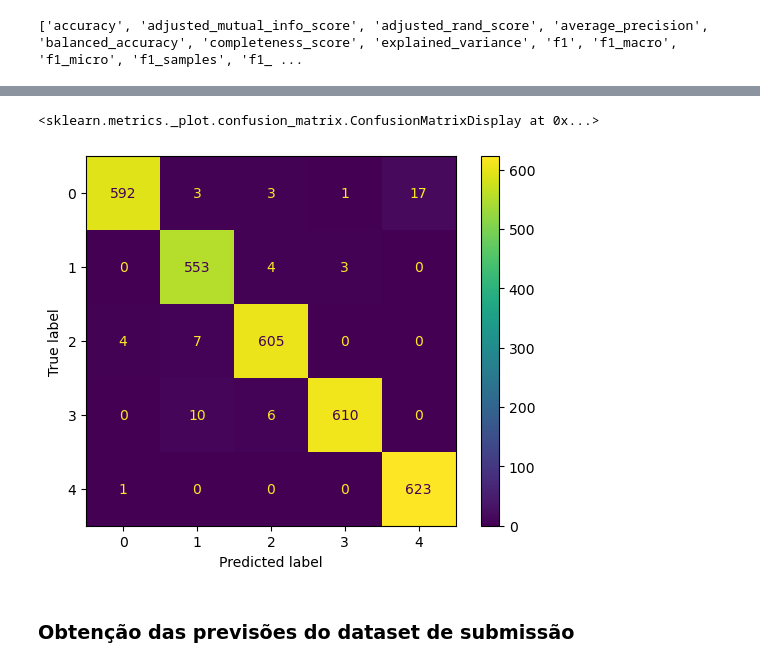
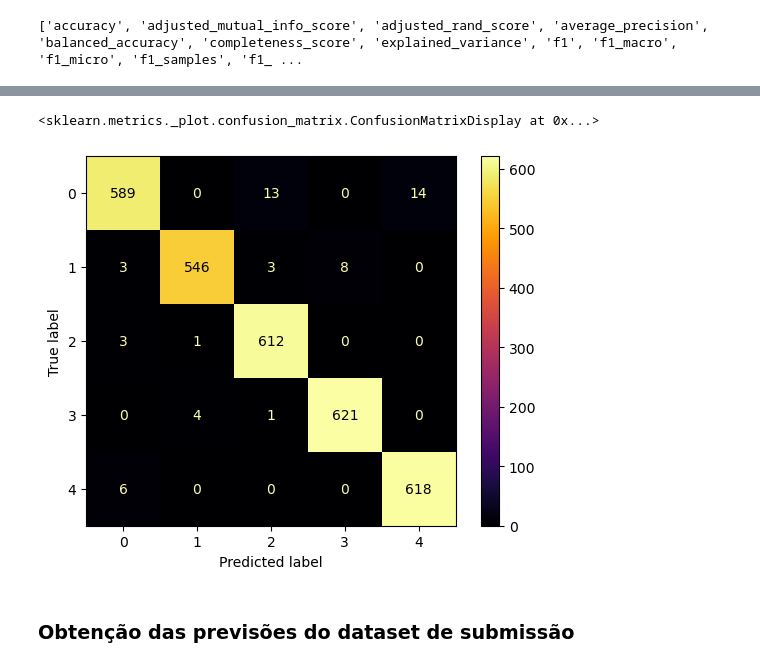
Before and after one commit to gonaloppcc/projetoDAA, a Jupyter notebook: competition/ensemble_learning/random_forest.ipynb, the cells around one changed output, grey strips where cells are left out. Saved outputs shown, nothing was run; the diff lists cells and outputs as text; code cells hidden in the pictures.

Commit message:
Add random state to RandomizedSearchCV.

```diff
--- a/competition/ensemble_learning/random_forest.ipynb
+++ b/competition/ensemble_learning/random_forest.ipynb
@@ -191,7 +189,7 @@ class AffectedRoadsTransformer(BaseEstimator, TransformerMixin):
 preprocessor = make_column_transformer(
     (make_pipeline(
         AffectedRoadsTransformer()
-    ), special_features),
+    ), ['affected_roads']),
 
     (make_pipeline(
         RecordDateTransformer()
@@ -306,8 +304,13 @@ print(metrics.get_scorer_names())
 # %% [output]
 ['accuracy', 'adjusted_mutual_info_score', 'adjusted_rand_score', 'average_precision', 'balanced_accuracy', 'completeness_score', 'explained_variance', 'f1', 'f1_macro', 'f1_micro', 'f1_samples', 'f1_ ...
 # %%
-rf_RandomGrid = RandomizedSearchCV(estimator=RF_Model, param_distributions=param_grid, cv=20, verbose=3, n_jobs=-1,
-                                   n_iter=5, scoring='balanced_accuracy')
+from sklearn.model_selection import GridSearchCV
+
+rf_RandomGrid = RandomizedSearchCV(estimator=RF_Model, param_distributions=param_grid, cv=20, verbose=1, n_jobs=-1,
+                                   n_iter=50, scoring='balanced_accuracy', random_state=1000)
+
+
+#rf_RandomGrid = GridSearchCV(estimator=RF_Model, param_grid=param_grid, cv=5, verbose=1, n_jobs=-1, scoring='balanced_accuracy')
 # %%
 %%time
 rf_RandomGrid.fit(X_train, y_train)
@@ -379,17 +402,17 @@ Test: 0.981
 # %%
 from sklearn.metrics import confusion_matrix, ConfusionMatrixDisplay
 
 predictions = rf_RandomGrid.predict(X_test)
 
 cm = confusion_matrix(y_test, predictions)
 # TP FP
 # FN TN
 disp = ConfusionMatrixDisplay(cm)
 
-disp.plot()
+disp.plot(cmap='inferno')
 # %% [output]
 <sklearn.metrics._plot.confusion_matrix.ConfusionMatrixDisplay at 0x...>
-[figure, old version]
+[figure, new version]
 # %% [markdown]
 ### Obtenção das previsões do dataset de submissão
 # %%
```
Also changed, not shown: parts of 11 cells of this notebook.
